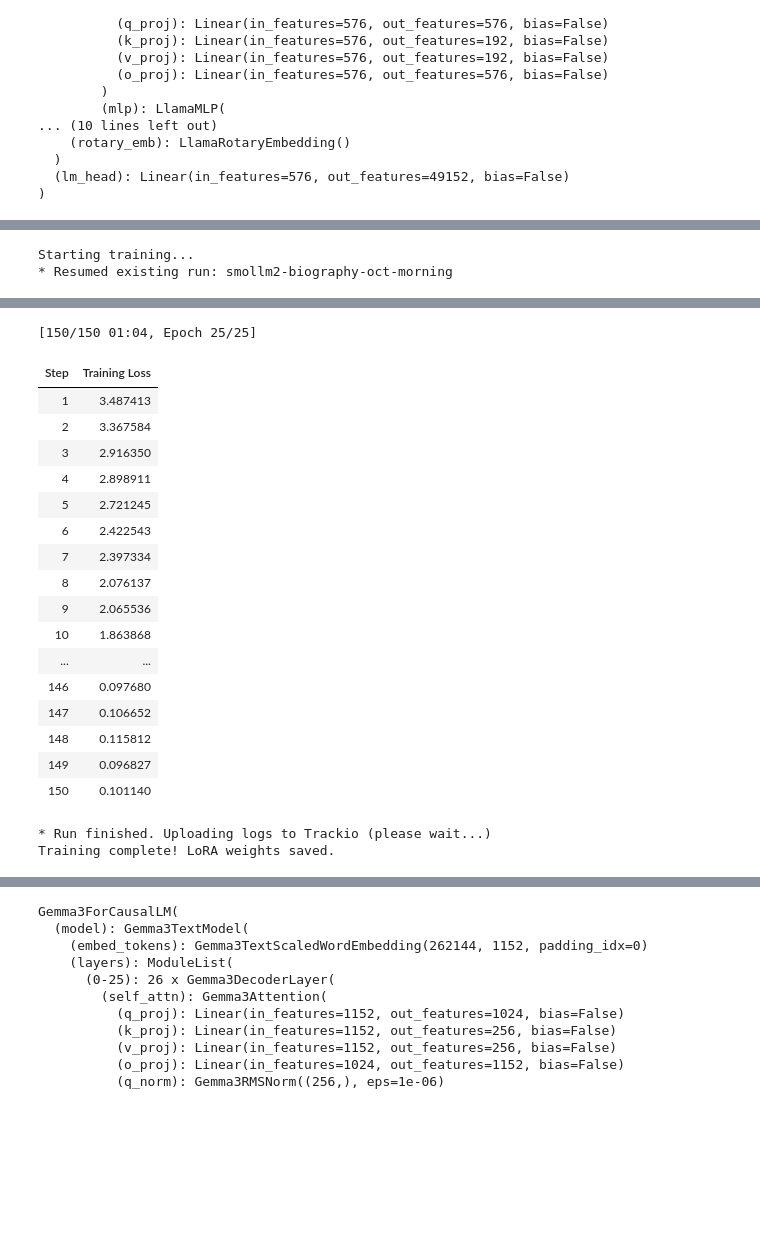
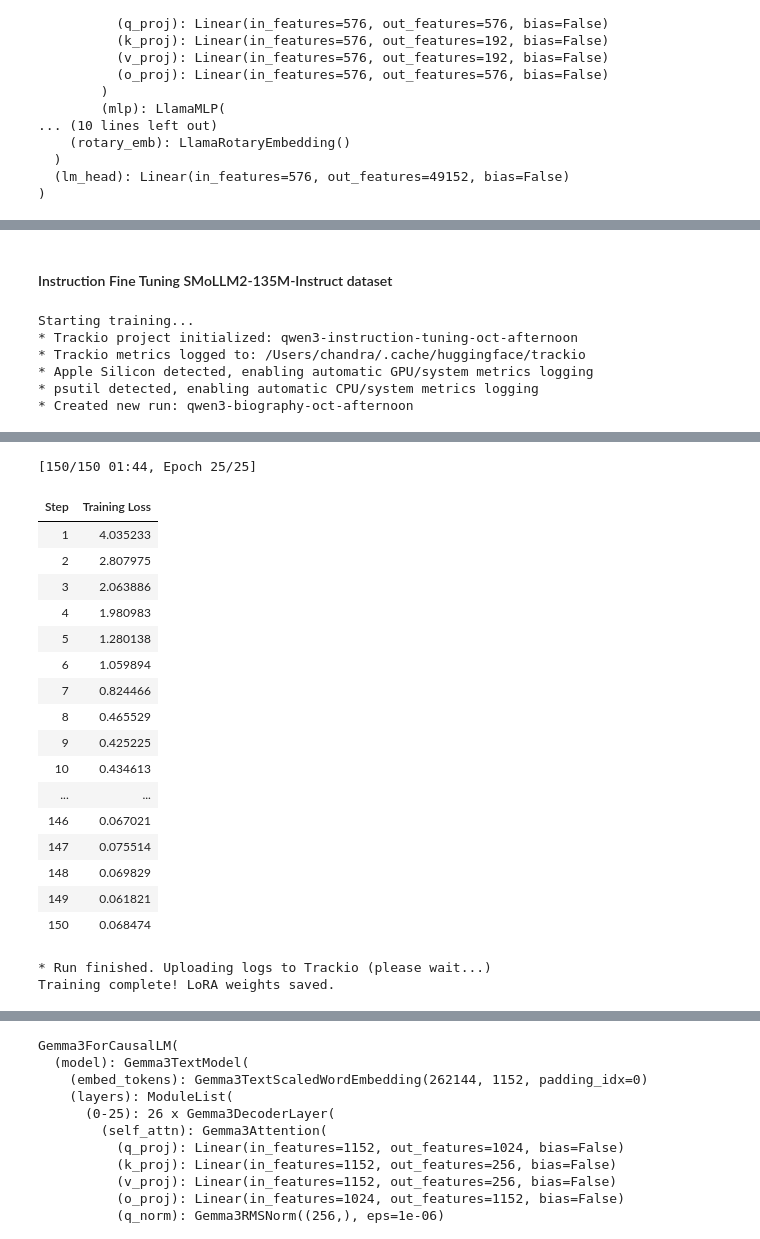
Before and after one commit to chandrashekar-babu/huggingface-transformers, a Jupyter notebook: Day_5/2026_Oct16_Afternoon.ipynb, the cells around one changed output, grey strips where cells are left out. Drawn from its saved outputs; the diff is of its cells as text; code cells hidden in the pictures; blank space fills up the shorter version.

Commit message:
Day 5 - October 2026 - Afternoon Final commit

```diff
--- a/Day_5/2026_Oct16_Afternoon.ipynb
+++ b/Day_5/2026_Oct16_Afternoon.ipynb
@@ -492,4 +593,7 @@ tokenizer.chat_template
+# %% [markdown]
+#### Instruction Fine Tuning SMoLLM2-135M-Instruct dataset
 # %%
+
 import torch
 from datasets import load_dataset
 from transformers import AutoModelForCausalLM, AutoTokenizer
@@ -500,7 +604,10 @@ device = Accelerator().device
 
 # 1. Setup Model and Tokenizer
 # Using the 135M-Instruct parameter model as a fast, lightweight starter
-model_id = "HuggingFaceTB/SmolLM2-135M-Instruct"
+# model_id = "HuggingFaceTB/SmolLM2-135M-Instruct"
+# model_id = "google/gemma-3-1b-it"
+model_id = "Qwen/Qwen3-0.6B"
+
 tokenizer = AutoTokenizer.from_pretrained(model_id)
 tokenizer.pad_token = tokenizer.eos_token
 
@@ -514,7 +621,8 @@ model = AutoModelForCausalLM.from_pretrained(
 peft_config = LoraConfig(
     r=8,
     lora_alpha=32,
-    target_modules=["q_proj", "v_proj", "k_proj", "o_proj"],
+    target_modules=["q_proj", "v_proj", "k_proj", "o_proj",
+                    "mlp.up_proj", "mlp.down_proj"],
     lora_dropout=0.05,
     bias="none",
     task_type=TaskType.CAUSAL_LM
@@ -525,7 +633,7 @@ dataset = load_dataset("json", data_files="./chandra_biography_instruct.jsonl",
 
 # 4. Define Training Arguments
 training_args = SFTConfig(
-    output_dir="../../data/smollm2-biography",
+    output_dir="../../data/qwen3-0.6b-biography",
     per_device_train_batch_size=1,
     gradient_accumulation_steps=4,
     learning_rate=5e-4,            # Optimized for the 135M model
@@ -536,8 +644,8 @@ training_args = SFTConfig(
     dataloader_pin_memory=False,
 
     report_to="trackio",                    # Use trackio for logging
-    project="smollm2-prompt-tuning-oct-morning",   # Name of the project for logging
-    run_name="smollm2-biography-oct-morning",
+    project="qwen3-instruction-tuning-oct-afternoon",   # Name of the project for logging
+    run_name="qwen3-biography-oct-afternoon",
 
     logging_steps=1,
 )
@@ -553,8 +661,12 @@ trainer = SFTTrainer(
 # 6. Run Training and Save
 print("Starting training...")
 trainer.train()
-trainer.model.save_pretrained("../../data/SmolLM2-135M-Instruct-Biography")
+trainer.model.save_pretrained("../../data/qwen3-0.6b-biography")
 print("Training complete! LoRA weights saved.")
 # %% [output]
 Starting training...
-* Resumed existing run: smollm2-biography-oct-morning
+* Trackio project initialized: qwen3-instruction-tuning-oct-afternoon
+* Trackio metrics logged to: /Users/chandra/.cache/huggingface/trackio
+* Apple Silicon detected, enabling automatic GPU/system metrics logging
+* psutil detected, enabling automatic CPU/system metrics logging
+* Created new run: qwen3-biography-oct-afternoon
@@ -561,20 +674,20 @@ Starting training...
-[150/150 01:04, Epoch 25/25]
+[150/150 01:44, Epoch 25/25]
 | Step | Training Loss |
-| 1 | 3.487413 |
-| 2 | 3.367584 |
-| 3 | 2.916350 |
-| 4 | 2.898911 |
-| 5 | 2.721245 |
-| 6 | 2.422543 |
-| 7 | 2.397334 |
-| 8 | 2.076137 |
-| 9 | 2.065536 |
-| 10 | 1.863868 |
+| 1 | 4.035233 |
+| 2 | 2.807975 |
+| 3 | 2.063886 |
+| 4 | 1.980983 |
+| 5 | 1.280138 |
+| 6 | 1.059894 |
+| 7 | 0.824466 |
+| 8 | 0.465529 |
+| 9 | 0.425225 |
+| 10 | 0.434613 |
 | ... | ... |
-| 146 | 0.097680 |
-| 147 | 0.106652 |
-| 148 | 0.115812 |
-| 149 | 0.096827 |
-| 150 | 0.101140 |
+| 146 | 0.067021 |
+| 147 | 0.075514 |
+| 148 | 0.069829 |
+| 149 | 0.061821 |
+| 150 | 0.068474 |
 * Run finished. Uploading logs to Trackio (please wait...)
 Training complete! LoRA weights saved.
```
Also changed, not shown: parts of 25 cells of this notebook, 3 other files.
